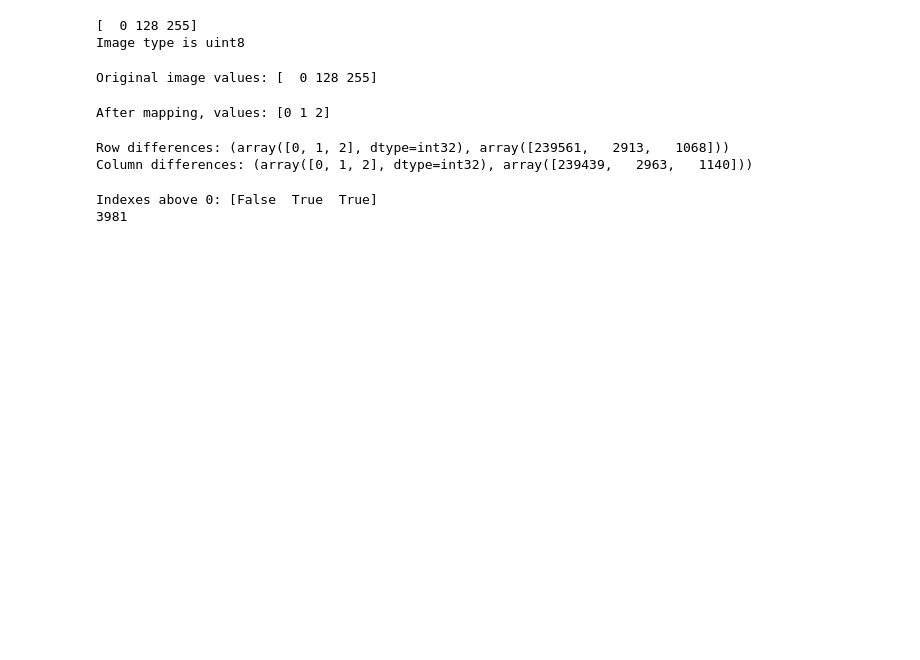
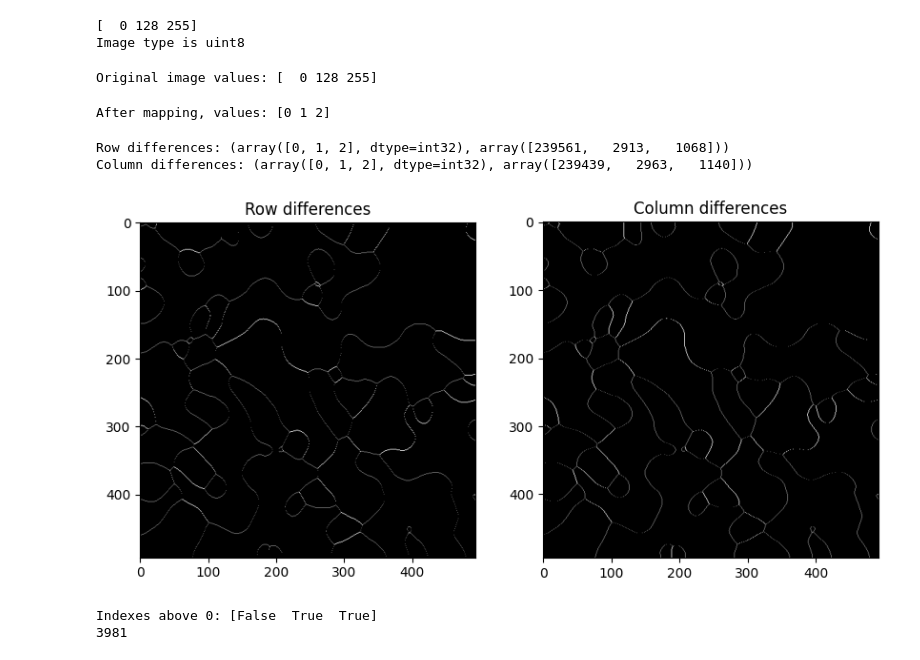
Before and after one commit to Cerlog/02506_Advanced_Image_Analysis_DTU, a Jupyter notebook: Chapter01/week_1_ex_2.ipynb, the cells around one changed output. Cells and saved outputs as stored; diff of their text form; code cells hidden in the pictures; blank space fills up the shorter version.

```diff
--- a/Chapter01/week_1_ex_2.ipynb
+++ b/Chapter01/week_1_ex_2.ipynb
@@ -38,18 +38,27 @@ After mapping, values: [0 1 2]
 # %%
 # convert to int32 to avoid overflow of the unit8
 mapped_image = mapped_image.astype(np.int32)
 # unit 8 values are from 0 to 255
 # so when we do 1 - 2 we get 255 instead of -1 as the unit 8 wraps around
 
 # calculate the row and column differences
 row_diff = np.abs(mapped_image[1:] - mapped_image[:-1])
 print("Row differences:", np.unique(row_diff, return_counts=True))
 
 col_diff = np.abs(mapped_image[:,:-1] - mapped_image[:,1:])
 print("Column differences:", np.unique(col_diff, return_counts=True))
+
+
+fig, ax = plt.subplots(1, 2, figsize=(10, 5))
+ax[0].imshow(row_diff, cmap='gray')
+ax[0].set_title("Row differences")
+ax[1].imshow(col_diff, cmap='gray')
+ax[1].set_title("Column differences")
+plt.show()
 # %% [output]
 Row differences: (array([0, 1, 2], dtype=int32), array([239561,   2913,   1068]))
 Column differences: (array([0, 1, 2], dtype=int32), array([239439,   2963,   1140]))
+[figure, added]
 # %%
 count_of_row_diff = np.unique(row_diff, return_counts=True)
 
```
Also changed, not shown: parts of 5 cells of this notebook.
